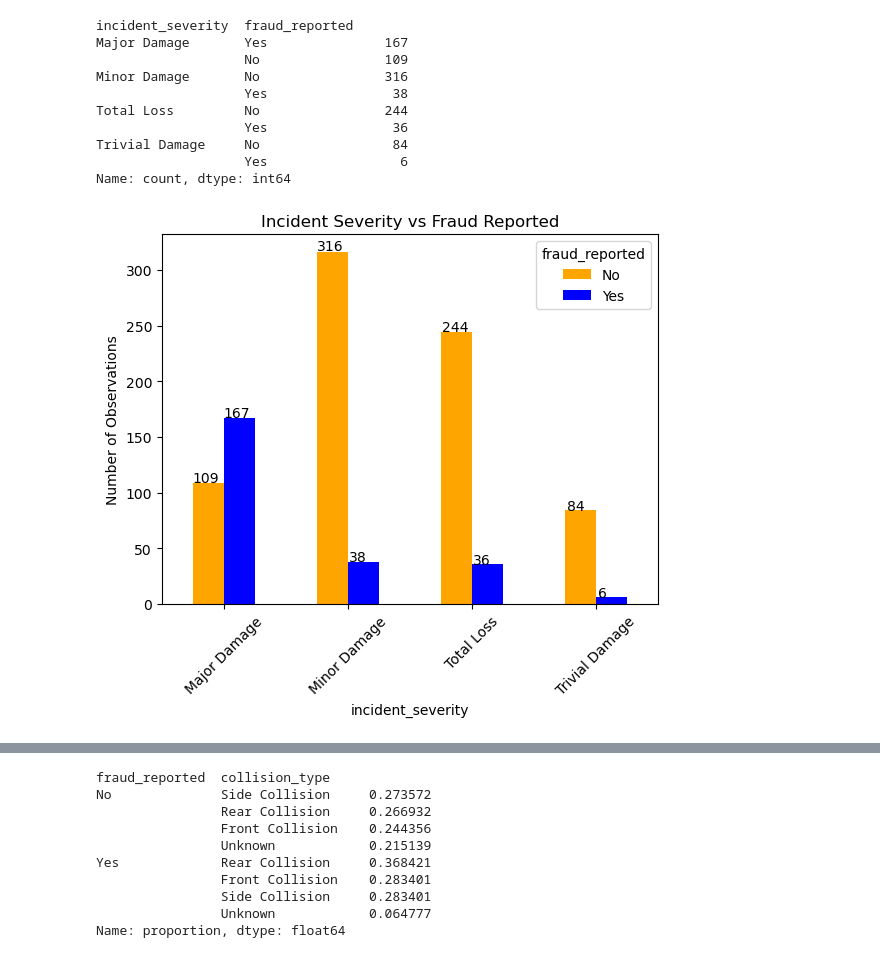
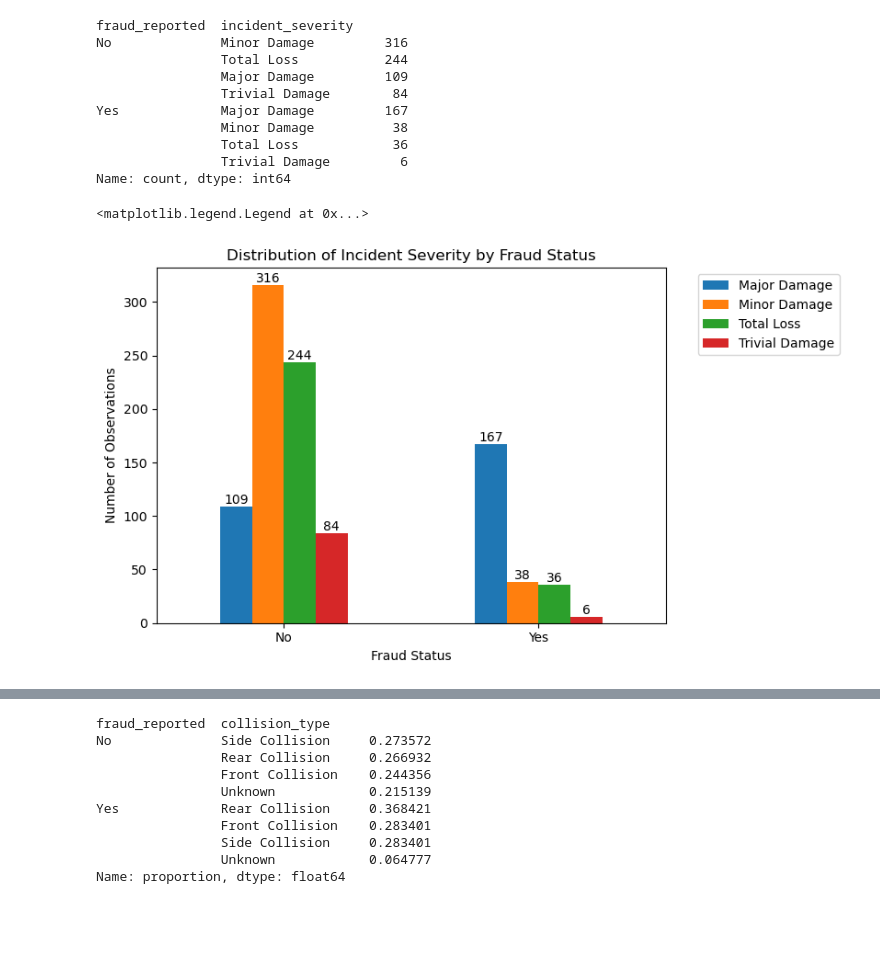
Before and after one commit to oaj1/Insurance_Claims, a Jupyter notebook: Insurance_Claims_IncidentCharacteristicsEDA.ipynb, the cells around one changed output, grey strips where cells are left out. Cells and saved outputs as stored; diff of their text form; code cells hidden in the pictures; blank space fills up the shorter version.

```diff
--- a/Insurance_Claims_IncidentCharacteristicsEDA.ipynb
+++ b/Insurance_Claims_IncidentCharacteristicsEDA.ipynb
@@ -52,13 +58,19 @@ plt.show()
 # %%
-#lets visualize collision type vs fraud reported
-ax = df.groupby('incident_type')['fraud_reported'].value_counts().unstack().plot(kind = 'bar', stacked = False, color=['blue', 'orange'])
-#add number of observations on top of each bar
+# Visualize incident type distribution by fraud status
+ax = df.groupby('fraud_reported')['incident_type'].value_counts().unstack().plot(kind='bar', stacked=False)
+
+# Add number of observations on top of each bar
 for p in ax.patches:
-    ax.annotate(f'{p.get_height():.0f}', (p.get_x() * 1.005, p.get_height() * 1.005))
+    if p.get_height() > 0:
+        ax.annotate(f'{p.get_height():.0f}', (p.get_x() + p.get_width()/2, p.get_height()), ha='center', va='bottom')
 
+plt.xlabel('Fraud Status')
 plt.ylabel('Number of Observations')
-plt.title('Incident Type vs Fraud Reported')
 
-plt.xticks(rotation=45)
-plt.show()
+plt.title('Distribution of Incident Types by Fraud Status')
+#plt.show()
+
+plt.xticks(rotation=0)
+plt.tight_layout()
+plt.legend(bbox_to_anchor=(1.05, 1), loc='upper left')
 # %% [output]
@@ -108,29 +103,35 @@ plt.show()
-# %%
-counts = df.groupby('incident_severity')['fraud_reported'].value_counts()
-print(counts)
-# %% [output]
-incident_severity  fraud_reported
-Major Damage       Yes               167
-                   No                109
-Minor Damage       No                316
-                   Yes                38
-Total Loss         No                244
-                   Yes                36
-Trivial Damage     No                 84
-                   Yes                 6
-Name: count, dtype: int64
+# %%
+counts = df.groupby('fraud_reported')['incident_severity'].value_counts()
+print(counts)
+# %% [output]
+fraud_reported  incident_severity
+No              Minor Damage         316
+                Total Loss           244
+                Major Damage         109
+                Trivial Damage        84
+Yes             Major Damage         167
+                Minor Damage          38
+                Total Loss            36
+                Trivial Damage         6
+Name: count, dtype: int64
 # %%
-#lets visualize collision type vs fraud reported
-ax = df.groupby('incident_severity')['fraud_reported'].value_counts().unstack().plot(kind = 'bar', stacked = False, color=['orange', 'blue'])
-#add number of observations on top of each bar
+# Visualize incident severity distribution by fraud status
+ax = df.groupby('fraud_reported')['incident_severity'].value_counts().unstack().plot(kind='bar', stacked=False)
+
+# Add number of observations on top of each bar
 for p in ax.patches:
-    ax.annotate(f'{p.get_height():.0f}', (p.get_x() * 1.005, p.get_height() * 1.005))
+    if p.get_height() > 0:
+        ax.annotate(f'{p.get_height():.0f}', (p.get_x() + p.get_width()/2, p.get_height()), ha='center', va='bottom')
 
+plt.xlabel('Fraud Status')
 plt.ylabel('Number of Observations')
-plt.title('Incident Severity vs Fraud Reported')
 
-plt.xticks(rotation=45)
-plt.show()
+plt.title('Distribution of Incident Severity by Fraud Status')
+
+plt.xticks(rotation=0)
+plt.tight_layout()
+plt.legend(bbox_to_anchor=(1.05, 1), loc='upper left')
 # %% [output]
+<matplotlib.legend.Legend at 0x...>
-[figure, old version]
+[figure, new version]
 # %% [markdown]
```
Also changed, not shown: parts of 20 cells of this notebook, 4 other files.
